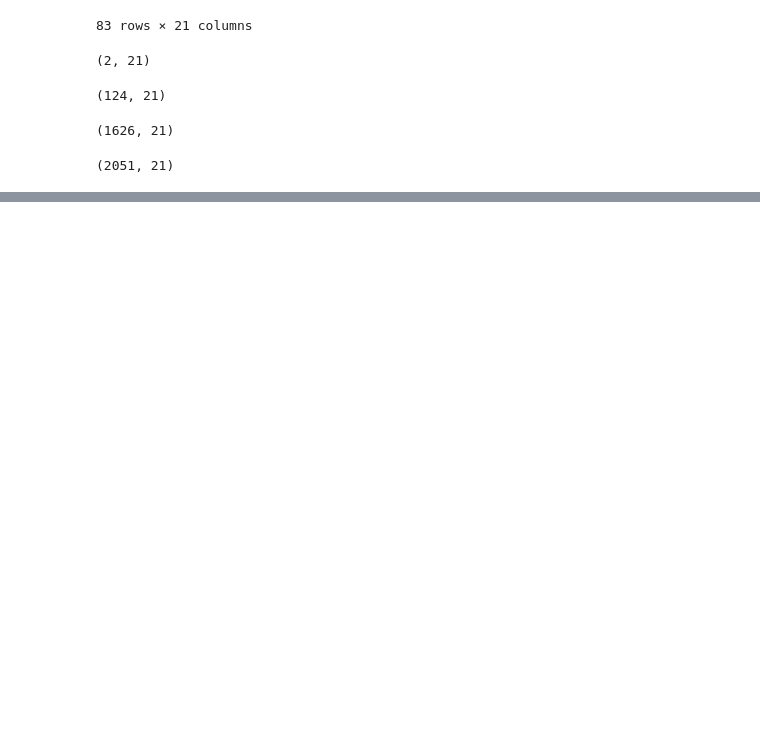
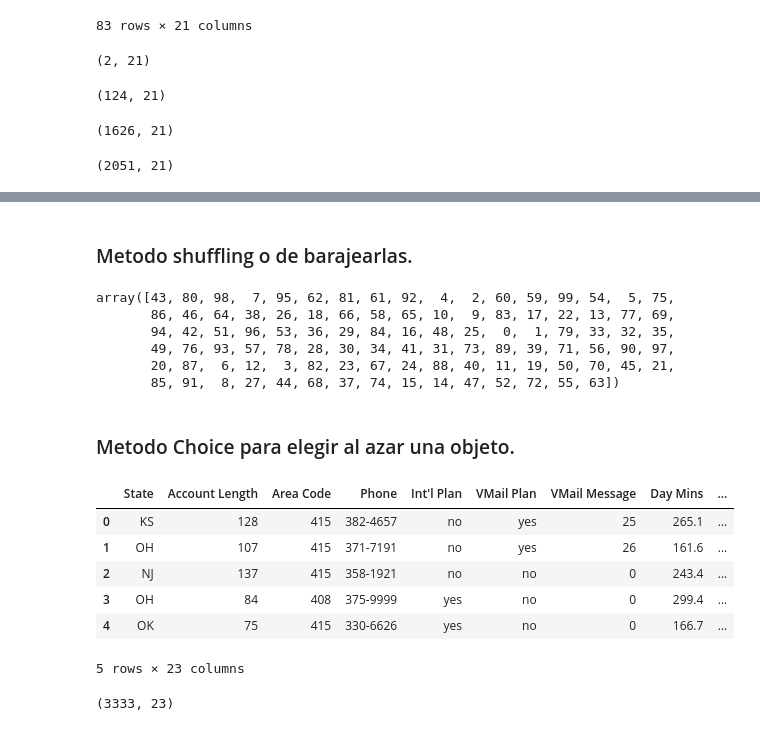
Before and after one commit to antonyamo/data-science, a Jupyter notebook: Data_cleaning4_wrangling.ipynb, the cells around one changed output, grey strips where cells are left out. Drawn from its saved outputs; the diff is of its cells as text; code cells hidden in the pictures; blank space fills up the shorter version.

```diff
--- a/Data_cleaning4_wrangling.ipynb
+++ b/Data_cleaning4_wrangling.ipynb
@@ -232,0 +374,30 @@ data6.shape
+# %% [markdown]
+### Metodo shuffling o de barajearlas.
+# %%
+#Se asigna el rango con np (100) y le asignamos a 'a' la funcion suffle para cambiar el orden de los numeros.
+a = np.arange(100)
+np.random.shuffle(a)
+a
+# %% [output]
+array([43, 80, 98,  7, 95, 62, 81, 61, 92,  4,  2, 60, 59, 99, 54,  5, 75,
+       86, 46, 64, 38, 26, 18, 66, 58, 65, 10,  9, 83, 17, 22, 13, 77, 69,
+       94, 42, 51, 96, 53, 36, 29, 84, 16, 48, 25,  0,  1, 79, 33, 32, 35,
+       49, 76, 93, 57, 78, 28, 30, 34, 41, 31, 73, 89, 39, 71, 56, 90, 97,
+       20, 87,  6, 12,  3, 82, 23, 67, 24, 88, 40, 11, 19, 50, 70, 45, 21,
+       85, 91,  8, 27, 44, 68, 37, 74, 15, 14, 47, 52, 72, 55, 63])
+# %% [markdown]
+### Metodo Choice para elegir al azar una objeto.
+# %%
+data.head()
+# %% [output]
+|  | State | Account Length | Area Code | Phone | Int'l Plan | VMail Plan | VMail Message | Day Mins | ... |
+| 0 | KS | 128 | 415 | 382-4657 | no | yes | 25 | 265.1 | ... |
+| 1 | OH | 107 | 415 | 371-7191 | no | yes | 26 | 161.6 | ... |
+| 2 | NJ | 137 | 415 | 358-1921 | no | no | 0 | 243.4 | ... |
+| 3 | OH | 84 | 408 | 375-9999 | yes | no | 0 | 299.4 | ... |
+| 4 | OK | 75 | 415 | 330-6626 | yes | no | 0 | 166.7 | ... |
+5 rows × 23 columns
+# %%
+data.shape
+# %% [output]
+(3333, 23)
```
Also changed, not shown: parts of 21 cells of this notebook, 1 other file.
